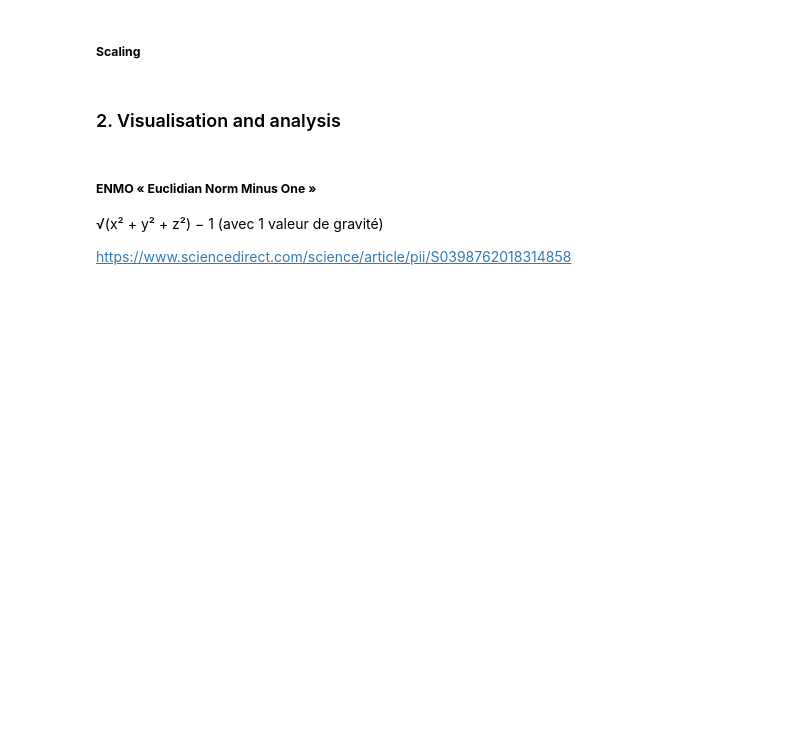
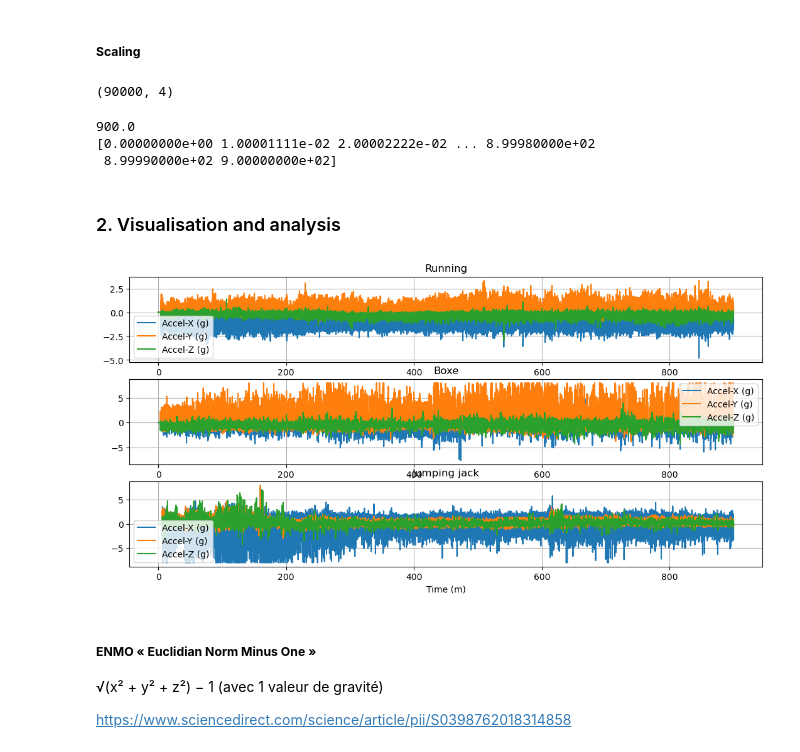
Before and after one commit to RachidatouOuattara/HAH913E-2024-physical-activity-analysis, a Jupyter notebook: Notebooks/AX3_project.ipynb, the cells around one changed output. Cells and saved outputs as stored; diff of their text form; code cells hidden in the pictures; blank space fills up the shorter version.

Commit message:
Add data to the notebook

```diff
--- a/Notebooks/AX3_project.ipynb
+++ b/Notebooks/AX3_project.ipynb
@@ -13,13 +13,13 @@ pip ???
 # %%
 import pandas as pd
 
-filename1 = "../data/????.cwa"
-filename2 = "../data/????.cwa"
-filename3 = "../data/????.cwa"
+filename1 = "../data/running_DATA.resampled.csv"
+filename2 = "../data/boxe_DATA.resampled.csv"
+filename3 = "../data/jump_DATA.resampled.csv"
 
-acc_run = pd.read_csv("filename1", sep=",") # running accelerometrer data
-acc_box = pd.read_csv("filename2", sep=",") # boxing accelerometrer data
-acc_jump = pd.read_csv("filename3", sep=",") # jumping jacks accelerometrer data
+acc_run = pd.read_csv(filename1, sep=",") # running accelerometrer data
+acc_box = pd.read_csv(filename2, sep=",") # boxing accelerometrer data
+acc_jump = pd.read_csv(filename3, sep=",") # jumping jacks accelerometrer data
 # %%
 print(acc_run)
 print(acc_box)
@@ -46,39 +72,59 @@ def scaling (acc_data):
     return acc_time,acc_,acc_x,acc_y,acc_z
 # %%
 # Scaling function
-time,Acc_run,Acc_x,Acc_y,Acc_z=scaling(acc_run)
-time,Acc_box,Acc_x,Acc_y,Acc_z=scaling(acc_box)
-time,acc_jump,Acc_x,Acc_y,Acc_z=scaling(acc_jump)
+acc_time,Acc_run,Acc_x,Acc_y,Acc_z=scaling(acc_run)
+acc_time,Acc_box,Acc_x,Acc_y,Acc_z=scaling(acc_box)
+acc_time,Acc_jump,Acc_x,Acc_y,Acc_z=scaling(acc_jump)
+# %%
+import numpy as np
+np.shape(acc_run)
+# %% [output]
+(90000, 4)
+# %%
+import numpy as np
+duration = 90000 / 100  # échantillonné à 100
+print(duration)
+time = np.linspace(0, duration, 90000)
+print(time)
+# %% [output]
+900.0
+[0.00000000e+00 1.00001111e-02 2.00002222e-02 ... 8.99980000e+02
+ 8.99990000e+02 9.00000000e+02]
 # %% [markdown]
 ### 2. Visualisation and analysis
 # %%
 import matplotlib.pyplot as plt # pour tracer et visualiser les données sous forme de graphiques
 
-plt.figure(figsize=(19,6))
+plt.figure(figsize=(15,6))
 
-plt.subplots(1,3,1)
+plt.subplot(3,1,1)
 
 plt.plot(time,Acc_run)
 plt.xlabel('Time (m)')
-plt.ylabel('Titre')
+plt.ylabel('')
+plt.title('Running')
 plt.gca().legend(('Accel-X (g)','Accel-Y (g)','Accel-Z (g)'))
 plt.grid()
 
-plt.subplots(1,3,2)
+plt.subplot(3,1,2)
 
 plt.plot(time,Acc_box)
 plt.xlabel('Time (m)')
-plt.ylabel('Titre')
+plt.ylabel('')
+plt.title('Boxe')
 plt.gca().legend(('Accel-X (g)','Accel-Y (g)','Accel-Z (g)'))
 plt.grid()
 
-plt.subplots(1,3,3)
+plt.subplot(3,1,3)
 
 plt.plot(time,Acc_jump)
 plt.xlabel('Time (m)')
-plt.ylabel('Titre')
+plt.ylabel('')
+plt.title('Jumping jack')
 plt.gca().legend(('Accel-X (g)','Accel-Y (g)','Accel-Z (g)'))
 plt.grid()
+# %% [output]
+[figure, added]
 # %% [markdown]
 ##### **ENMO « Euclidian Norm Minus One »**
 
```
Also changed, not shown: parts of 3 cells of this notebook.
